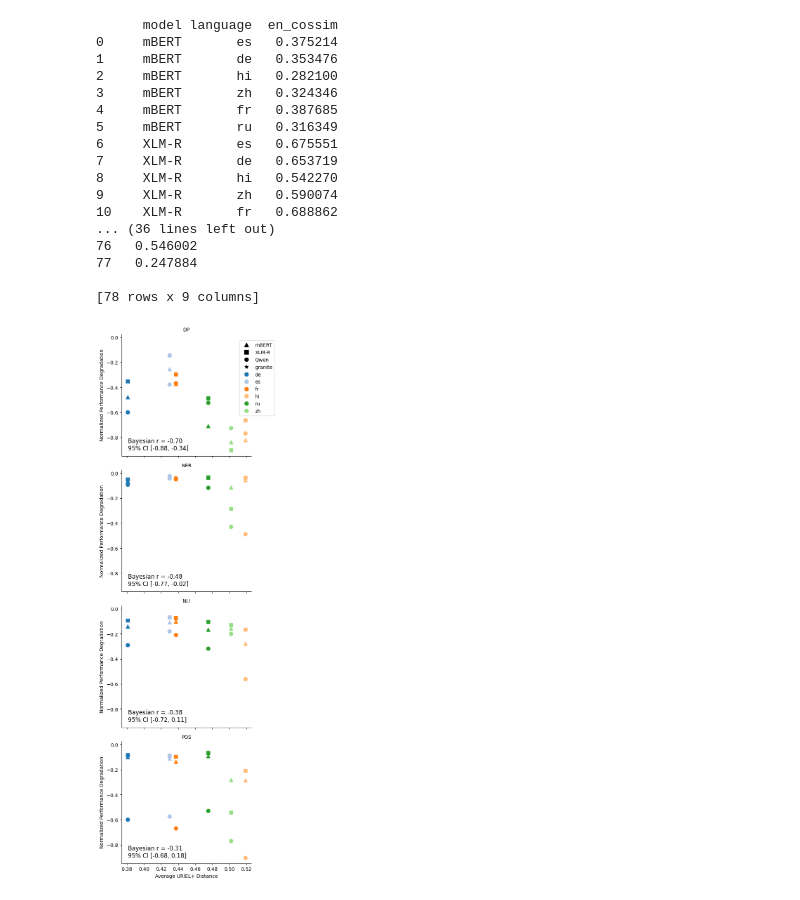
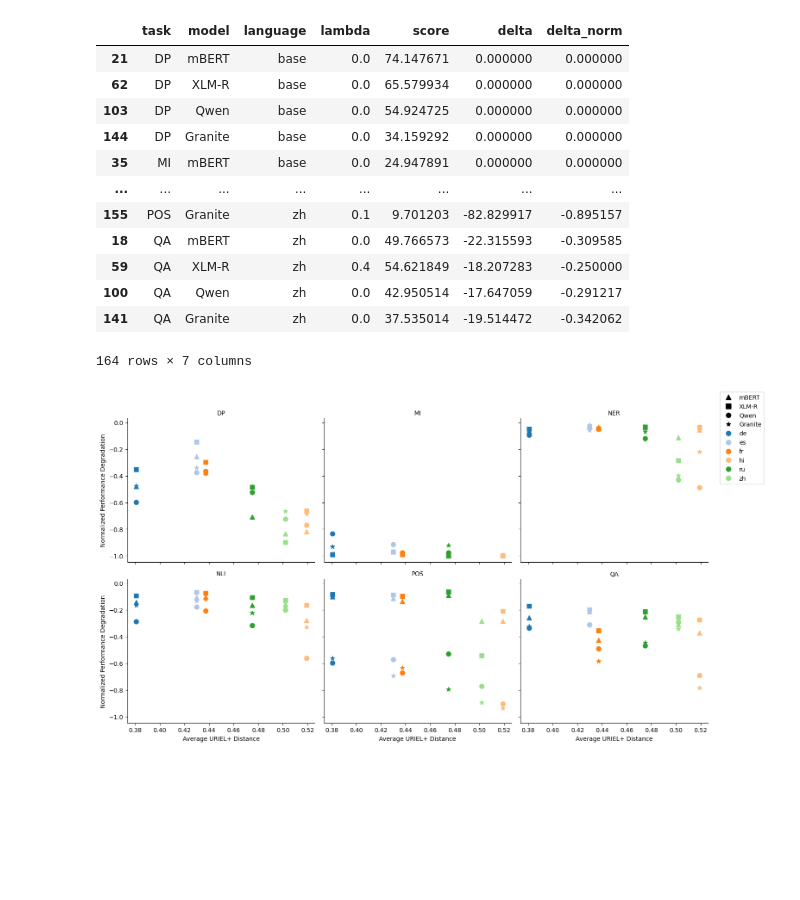
Before and after one commit to erafkin/xling_task_transfer, a Jupyter notebook: notebooks/figure_generation.ipynb, the cells around one changed output. Drawn from its saved outputs; the diff is of its cells as text; code cells hidden in the pictures; blank space fills up the shorter version.

```diff
--- a/notebooks/figure_generation.ipynb
+++ b/notebooks/figure_generation.ipynb
@@ -1,7 +1,7 @@
 # %%
 import pandas as pd
 models = ["bert-multilingual", "xlm-roberta", "qwen", "granite"]
-tasks = ["NER", "NLI", "DP", "POS"]
+tasks = ["NER", "NLI", "QA", "DP", "POS", "MI"]
 rows = []
 for model in models:
     for task in tasks:
@@ -18,7 +18,12 @@ for model in models:
             best_lambda = lines[curr_line + 1].split(" ")[-1]
             if task == "DP":
                 score = lines[curr_line + 2].split(" ")[2][:-1]
-                score = float(score)#/100
+                score = float(score)
+            elif task == "QA":
+                if model == "granite" or model == "qwen":
+                    score = float(lines[curr_line + 2].split(" ")[-1])*100
+                else:
+                    score = float(lines[curr_line + 2].split(" ")[-1])
             else:
                 score = float(lines[curr_line + 2].split(" ")[-1]) * 100
 
@@ -80,7 +86,7 @@ import pandas as pd
 g = sns.FacetGrid(
     df_test_scores,
     col="task",
-    col_wrap=4,
+    col_wrap=3,
     sharey=True,
     sharex=False,
     height=4,
@@ -342,7 +367,7 @@ import pandas as pd
 g = sns.FacetGrid(
     df_test_scores[df_test_scores['language'] != 'base'],
     col="task",
-    col_wrap=2,
+    col_wrap=3,
     sharey=True,
     sharex=False,
     height=4,
@@ -398,7 +423,7 @@ import pandas as pd
 g = sns.FacetGrid(
     df_test_scores[df_test_scores['language'] != 'base'],
     col="task",
-    col_wrap=4,            # ensures 4 side-by-side
+    col_wrap=3,            # ensures 4 side-by-side
     sharey=True,          # scores for DP differ in scale
     height=4,
 )
@@ -644,3 +675,19 @@ Model: POS
+# %%
+df_test_scores
+# %% [output]
+|  | task | model | language | lambda | score | delta | delta_norm |
+| 21 | DP | mBERT | base | 0.0 | 74.147671 | 0.000000 | 0.000000 |
+| 62 | DP | XLM-R | base | 0.0 | 65.579934 | 0.000000 | 0.000000 |
+| 103 | DP | Qwen | base | 0.0 | 54.924725 | 0.000000 | 0.000000 |
+| 144 | DP | Granite | base | 0.0 | 34.159292 | 0.000000 | 0.000000 |
+| 35 | MI | mBERT | base | 0.0 | 24.947891 | 0.000000 | 0.000000 |
+| ... | ... | ... | ... | ... | ... | ... | ... |
+| 155 | POS | Granite | zh | 0.1 | 9.701203 | -82.829917 | -0.895157 |
+| 18 | QA | mBERT | zh | 0.0 | 49.766573 | -22.315593 | -0.309585 |
+| 59 | QA | XLM-R | zh | 0.4 | 54.621849 | -18.207283 | -0.250000 |
+| 100 | QA | Qwen | zh | 0.0 | 42.950514 | -17.647059 | -0.291217 |
+| 141 | QA | Granite | zh | 0.0 | 37.535014 | -19.514472 | -0.342062 |
+164 rows × 7 columns
 # %%
 import seaborn as sns
 import matplotlib.pyplot as plt
@@ -689,8 +736,7 @@ uriel_rows = [[lang, np.mean(val)] for lang, val in uriel_langs.items()]
 df3 = pd.DataFrame(uriel_rows, columns=["language", "uriel"] )
 df3 = pd.merge(df3, df2, on="language")
 # Merge df2 into df1 on the 'key' column
-df4 = pd.merge(df_test_scores, df3, on=['language', 'model'], how="right")
-print(df4)
+df4 = pd.merge(df_test_scores, df3, on=['language', 'model'])
 languages = sorted(df4["language"].unique())
 models = sorted(df4["model"].unique())
 # Marker shapes per model
@@ -729,16 +775,16 @@ def one_regline_language_color_model_marker(data, x, y, hue_lang, style_model, *
                 label=f"{lang} ({model})"  # legend cleaned later
             )
 
-    r, r_low, r_high = bayesian_pearson_uninformative(data[x], data[y])
+    # r, r_low, r_high = bayesian_pearson_uninformative(data[x], data[y])
 
-    ax.text(
-        0.05, 0.15,
-        f"Bayesian r = {r:.2f}\n95% CI [{r_low:.2f}, {r_high:.2f}]",
-        transform=ax.transAxes,
-        ha="left", va="top",
-        fontsize=12,
-        bbox=dict(facecolor="white", alpha=0.6, edgecolor="none")
-    )
+    # ax.text(
+    #     0.05, 0.15,
+    #     f"Bayesian r = {r:.2f}\n95% CI [{r_low:.2f}, {r_high:.2f}]",
+    #     transform=ax.transAxes,
+    #     ha="left", va="top",
+    #     fontsize=12,
+    #     bbox=dict(facecolor="white", alpha=0.6, edgecolor="none")
+    # )
 
     ax.set_xlabel("URIEL+ Syntactic Distance From English")
 
@@ -747,7 +793,7 @@ def one_regline_language_color_model_marker(data, x, y, hue_lang, style_model, *
 g = sns.FacetGrid(
     df4,
     col="task",
-    col_wrap=1,
+    col_wrap=3,
     sharey=True,
     sharex=True,
     height=4)
@@ -764,7 +810,7 @@ model_display_names = {
     "mBERT": "mBERT",
     "XLM-R": "XLM-R",
     "Qwen": "Qwen",
-    "Granite": "granite"
+    "Granite": "Granite"
 }
 
 legend_handles = []
@@ -779,52 +825,34 @@ for type_name, marker in marker_map.items():
             linestyle='None',
             markersize=8,
             label=model_display_names[type_name]
         )
     )
 
 # ---------- Section 2: LANGUAGES (colored dots) ----------
 for lang in languages:
     legend_handles.append(
         mlines.Line2D(
             [], [],
             marker='o',
             color=color_map[lang],
             linestyle='None',
             markersize=8,
             label=f"{lang}"
         )
     )
 g.set_titles("{col_name}")
 
 # Add ONE unified legend box
 g.fig.legend(
     handles=legend_handles,
     loc="center right",
     bbox_to_anchor=(1.3, 0.9),
 )
 g.set_axis_labels("Average URIEL+ Distance", "Normalized Performance Degradation")
-plt.tight_layout()
 
 plt.tight_layout(rect=[0, 0, 1.2, 1])  # leaves 20% of figure width on right
 # %% [output]
-      model language  en_cossim
-0     mBERT       es   0.375214
-1     mBERT       de   0.353476
-2     mBERT       hi   0.282100
-3     mBERT       zh   0.324346
-4     mBERT       fr   0.387685
-5     mBERT       ru   0.316349
-6     XLM-R       es   0.675551
-7     XLM-R       de   0.653719
-8     XLM-R       hi   0.542270
-9     XLM-R       zh   0.590074
-10    XLM-R       fr   0.688862
-... (36 lines left out)
-76   0.546002
-77   0.247884
-
-[78 rows x 9 columns]
-[figure, old version]
+[figure, new version]
 # %%
 import seaborn as sns
 import matplotlib.pyplot as plt
```
Also changed, not shown: parts of 17 cells of this notebook, 5 other files.
